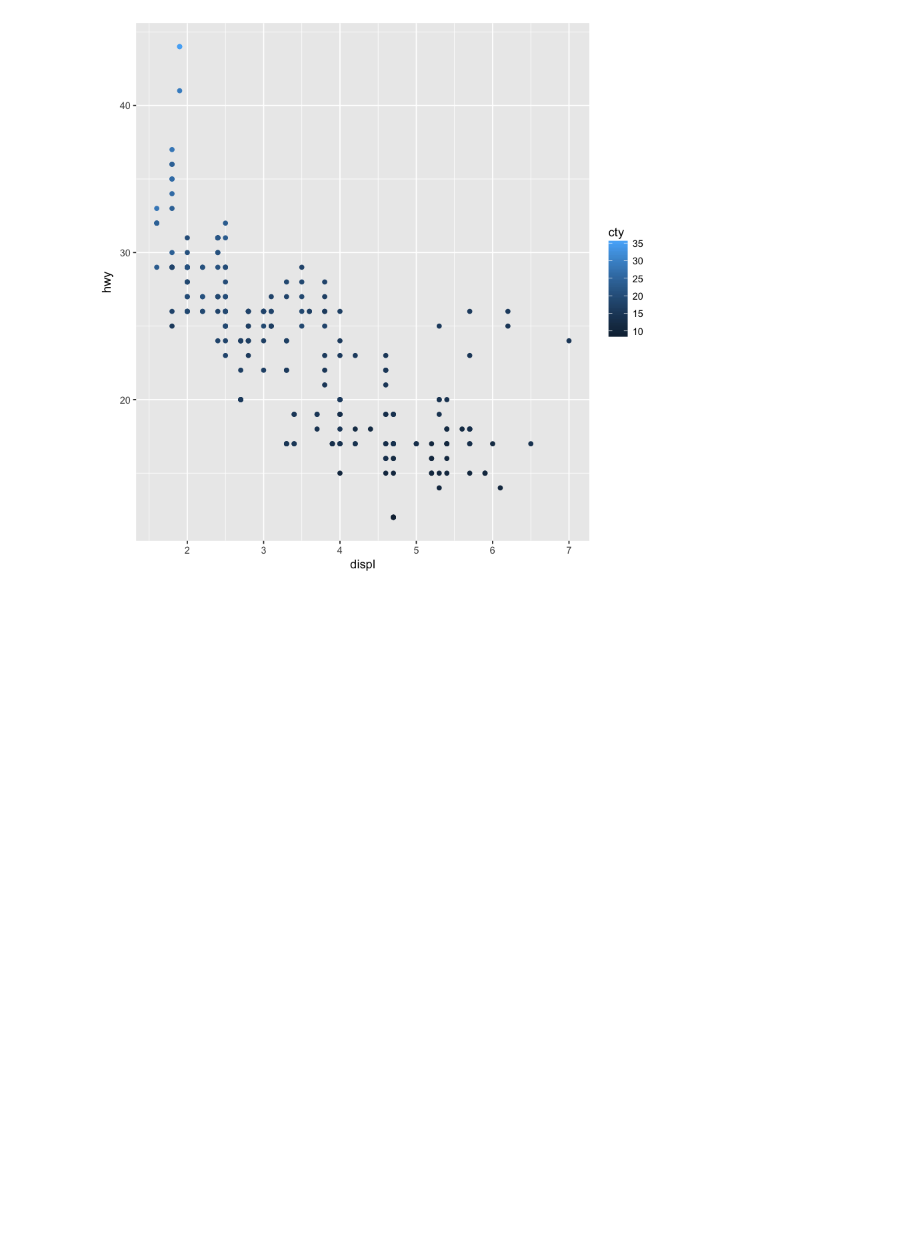
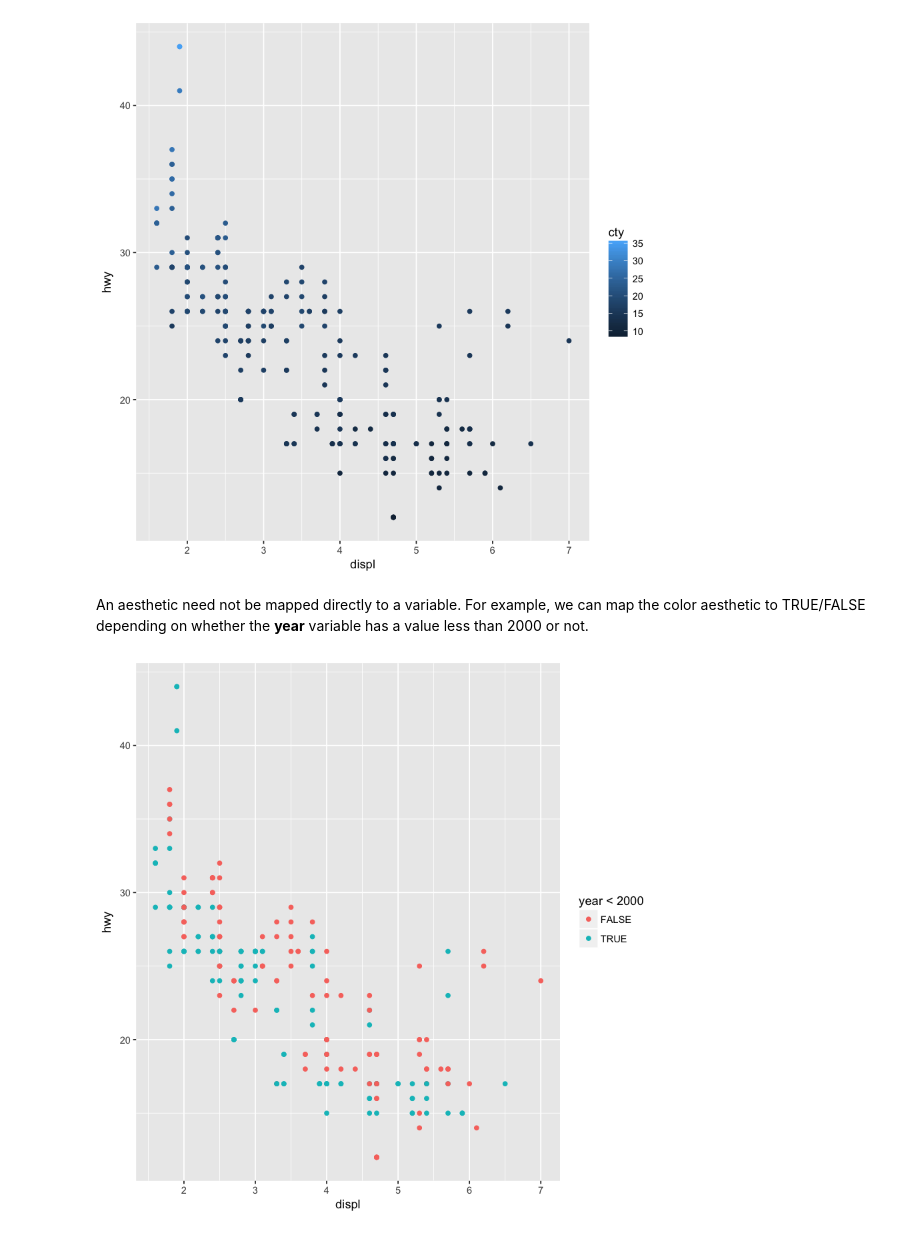
Before and after one commit to ambujtewari/stats306-fall2017, a Jupyter notebook: Lecture01.ipynb, the cells around one changed output. Saved outputs shown, nothing was run; the diff lists cells and outputs as text; code cells hidden in the pictures; blank space fills up the shorter version.

```diff
--- a/Lecture01.ipynb
+++ b/Lecture01.ipynb
@@ -104,3 +104,10 @@ ggplot(data = mpg) +
     geom_point(mapping = aes(x = displ, y = hwy, color = cty))
 # %% [output]
 [figure]
+# %% [markdown]
+An aesthetic need not be mapped directly to a variable. For example, we can map the color aesthetic to TRUE/FALSE depending on whether the **year** variable has a value less than 2000 or not.
+# %%
+ggplot(data = mpg) +
+    geom_point(mapping = aes(x = displ, y = hwy, color = year < 2000))
+# %% [output]
+[figure, added]
```
Also changed, not shown: parts of 1 cell of this notebook.
